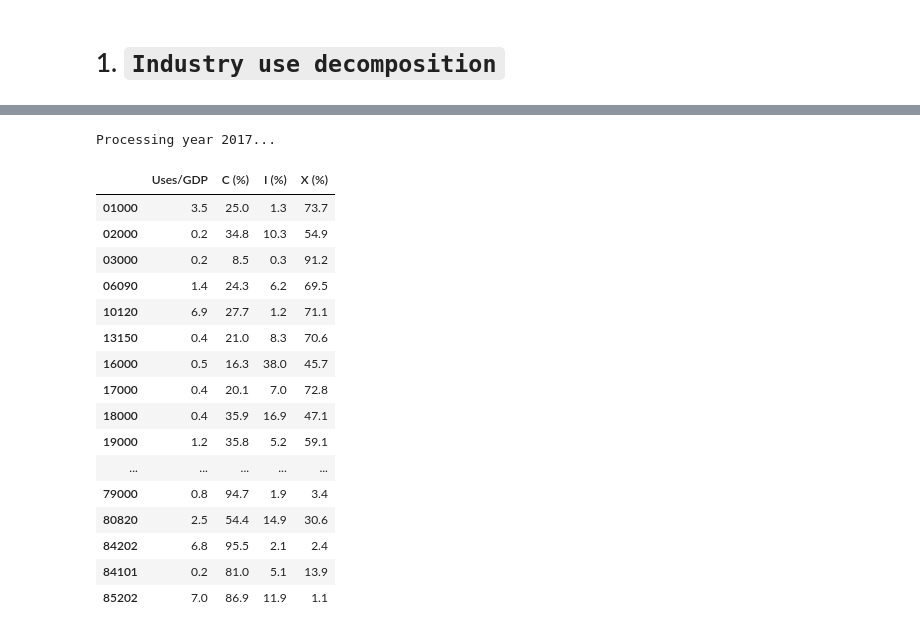
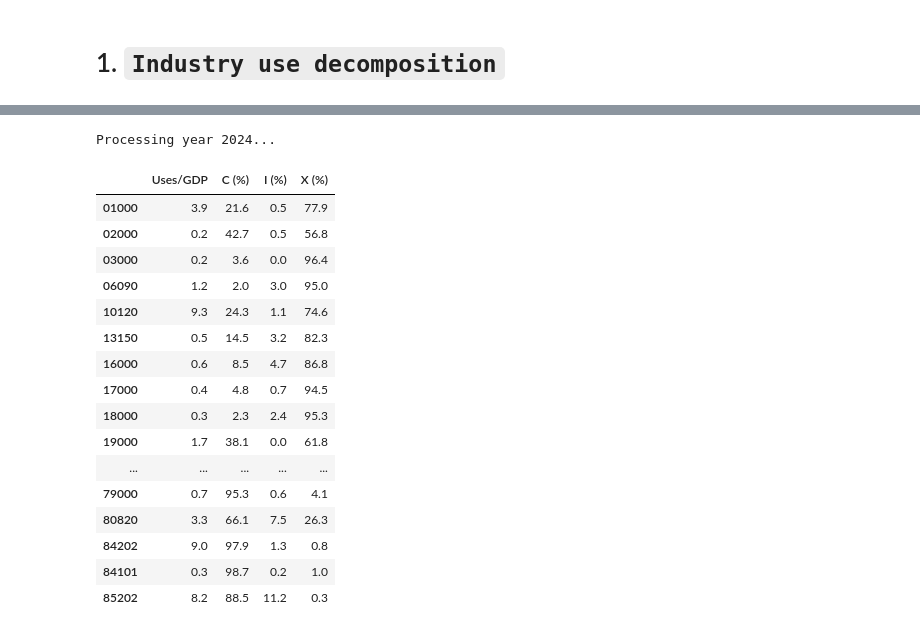
Before and after one commit to cfn368/ba_capinc, a Jupyter notebook: 2_gross_investment.ipynb, the cells around one changed output, grey strips where cells are left out. Saved outputs shown, nothing was run; the diff lists cells and outputs as text; code cells hidden in the pictures.

```diff
--- a/2_gross_investment.ipynb
+++ b/2_gross_investment.ipynb
@@ -117,35 +66,35 @@ Processing year 2020...
 # %%
-result =il_NX.compute_leontief_for_year(2017)
+result =d.compute_direct_for_year(2024)
 use_shares = result['use_shares']
 
-gdp = il_NX.fetch_gdp_data([2017]).iloc[0]
+gdp = d.fetch_gdp_data([2017]).iloc[0]
 
 table = (use_shares[['C_share', 'I_share', 'X_share']]
          .rename(columns={
              'C_share': 'C (%)',
              'I_share': 'I (%)',
              'X_share': 'X (%)'
          })
          .round(1))
 
 table.insert(0, 'Uses/GDP', (use_shares['output'] / gdp * 100).round(1))
 table.head(60)
 # %% [output]
-Processing year 2017...
+Processing year 2024...
 |  | Uses/GDP | C (%) | I (%) | X (%) |
-| 01000 | 3.5 | 25.0 | 1.3 | 73.7 |
-| 02000 | 0.2 | 34.8 | 10.3 | 54.9 |
-| 03000 | 0.2 | 8.5 | 0.3 | 91.2 |
-| 06090 | 1.4 | 24.3 | 6.2 | 69.5 |
-| 10120 | 6.9 | 27.7 | 1.2 | 71.1 |
-| 13150 | 0.4 | 21.0 | 8.3 | 70.6 |
-| 16000 | 0.5 | 16.3 | 38.0 | 45.7 |
-| 17000 | 0.4 | 20.1 | 7.0 | 72.8 |
-| 18000 | 0.4 | 35.9 | 16.9 | 47.1 |
-| 19000 | 1.2 | 35.8 | 5.2 | 59.1 |
+| 01000 | 3.9 | 21.6 | 0.5 | 77.9 |
+| 02000 | 0.2 | 42.7 | 0.5 | 56.8 |
+| 03000 | 0.2 | 3.6 | 0.0 | 96.4 |
+| 06090 | 1.2 | 2.0 | 3.0 | 95.0 |
+| 10120 | 9.3 | 24.3 | 1.1 | 74.6 |
+| 13150 | 0.5 | 14.5 | 3.2 | 82.3 |
+| 16000 | 0.6 | 8.5 | 4.7 | 86.8 |
+| 17000 | 0.4 | 4.8 | 0.7 | 94.5 |
+| 18000 | 0.3 | 2.3 | 2.4 | 95.3 |
+| 19000 | 1.7 | 38.1 | 0.0 | 61.8 |
 | ... | ... | ... | ... | ... |
-| 79000 | 0.8 | 94.7 | 1.9 | 3.4 |
-| 80820 | 2.5 | 54.4 | 14.9 | 30.6 |
-| 84202 | 6.8 | 95.5 | 2.1 | 2.4 |
-| 84101 | 0.2 | 81.0 | 5.1 | 13.9 |
-| 85202 | 7.0 | 86.9 | 11.9 | 1.1 |
+| 79000 | 0.7 | 95.3 | 0.6 | 4.1 |
+| 80820 | 3.3 | 66.1 | 7.5 | 26.3 |
+| 84202 | 9.0 | 97.9 | 1.3 | 0.8 |
+| 84101 | 0.3 | 98.7 | 0.2 | 1.0 |
+| 85202 | 8.2 | 88.5 | 11.2 | 0.3 |
```
Also changed, not shown: parts of 6 cells of this notebook, 33 other files.
